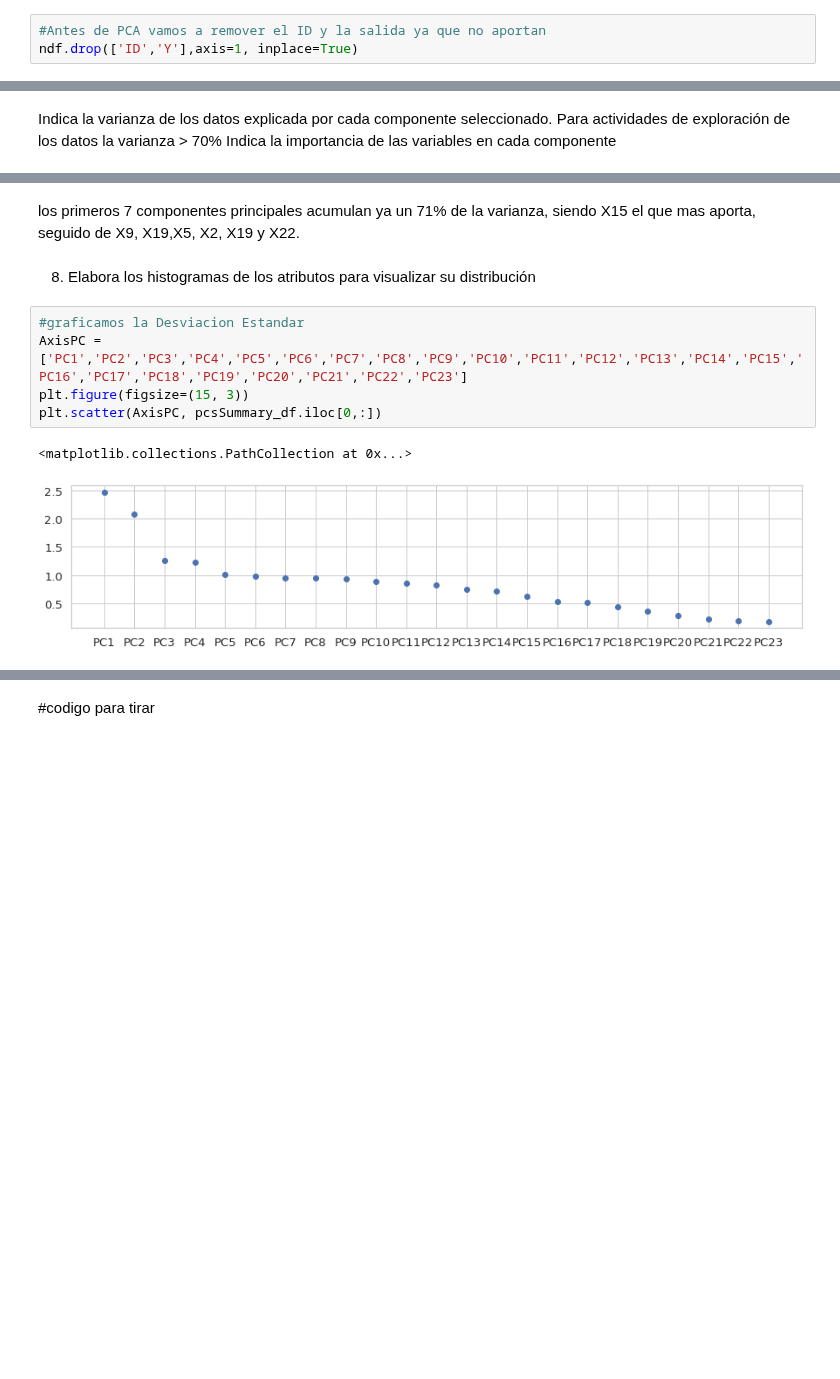
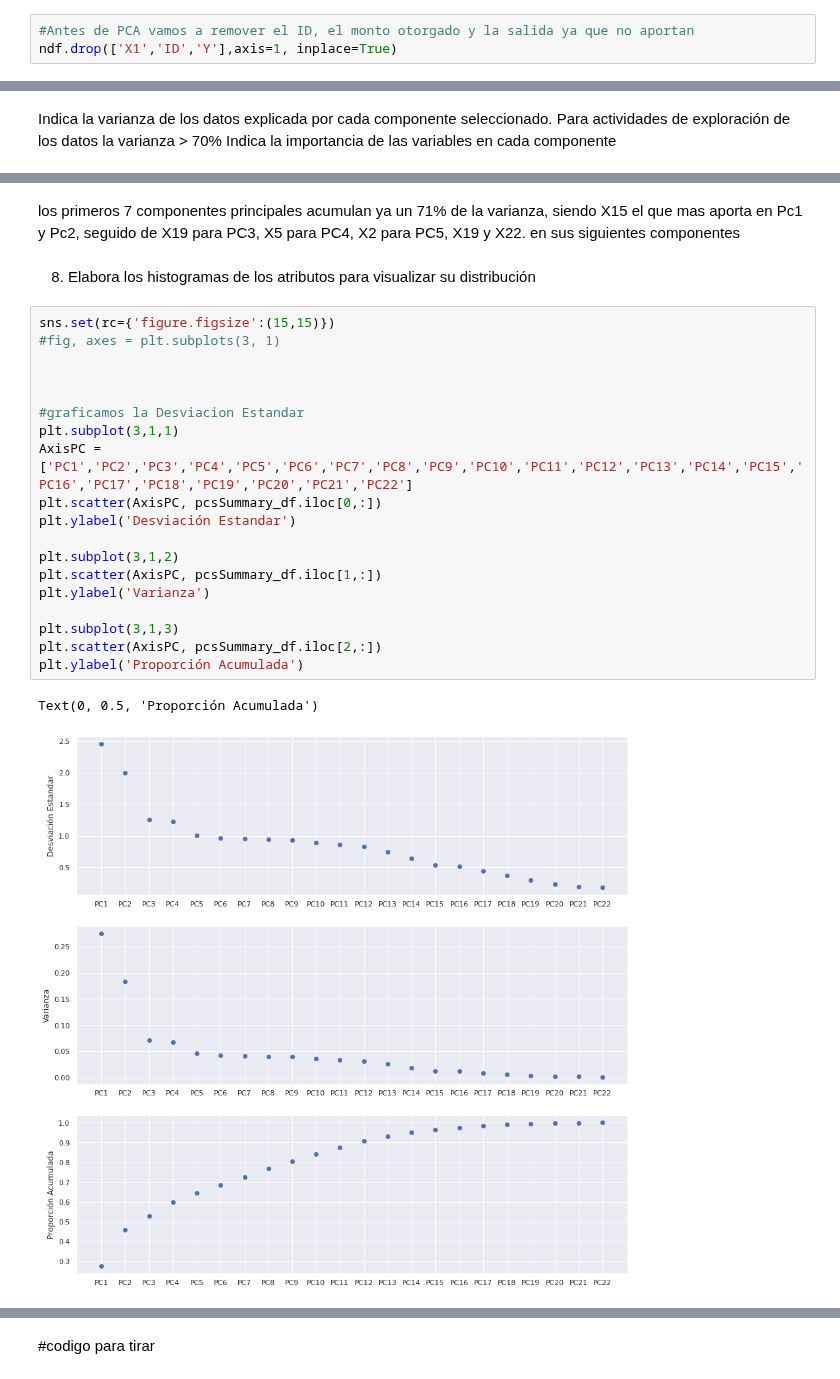
Before and after one commit to aalr007/iayaa-Equipo-19, a Jupyter notebook: ActividadSemanal6A01081266.ipynb, the cells around one changed output, grey strips where cells are left out. Drawn from its saved outputs; the diff is of its cells as text; blank space fills up the shorter version.

```diff
--- a/ActividadSemanal6A01081266.ipynb
+++ b/ActividadSemanal6A01081266.ipynb
@@ -301,8 +301,8 @@ dtype: int64
 
 6 y 7 los vamos a hacer en un mismo paso, ya que PCA necesita los datos normalizados
 # %%
-#Antes de PCA vamos a remover el ID y la salida ya que no aportan
-ndf.drop(['ID','Y'],axis=1, inplace=True)
+#Antes de PCA vamos a remover el ID, el monto otorgado y la salida ya que no aportan
+ndf.drop(['X1','ID','Y'],axis=1, inplace=True)
 # %%
 from sklearn import preprocessing
 from sklearn.decomposition import PCA
@@ -378,12 +389,26 @@ pcsSummary_df.round(3)
 # %% [markdown]
-los primeros 7 componentes principales acumulan ya un 71% de la varianza, siendo X15 el que mas aporta, seguido de X9, X19,X5, X2, X19 y X22.
+los primeros 7 componentes principales acumulan ya un 71% de la varianza, siendo X15 el que mas aporta en Pc1 y Pc2, seguido de X19 para PC3, X5 para PC4, X2 para PC5, X19 y X22. en sus siguientes componentes
 # %% [markdown]
 8. Elabora los histogramas de los atributos para visualizar su distribución
 # %%
+sns.set(rc={'figure.figsize':(15,15)})
+#fig, axes = plt.subplots(3, 1)
+
+
+
 #graficamos la Desviacion Estandar
-AxisPC = ['PC1','PC2','PC3','PC4','PC5','PC6','PC7','PC8','PC9','PC10','PC11','PC12','PC13','PC14','PC15','PC16','PC17','PC18','PC19','PC20','PC21','PC22','PC23']
-plt.figure(figsize=(15, 3))
+plt.subplot(3,1,1)
+AxisPC = ['PC1','PC2','PC3','PC4','PC5','PC6','PC7','PC8','PC9','PC10','PC11','PC12','PC13','PC14','PC15','PC16','PC17','PC18','PC19','PC20','PC21','PC22']
 plt.scatter(AxisPC, pcsSummary_df.iloc[0,:])
+plt.ylabel('Desviación Estandar')
+
+plt.subplot(3,1,2)
+plt.scatter(AxisPC, pcsSummary_df.iloc[1,:])
+plt.ylabel('Varianza')
+
+plt.subplot(3,1,3)
+plt.scatter(AxisPC, pcsSummary_df.iloc[2,:])
+plt.ylabel('Proporción Acumulada')
 # %% [output]
-<matplotlib.collections.PathCollection at 0x...>
+Text(0, 0.5, 'Proporción Acumulada')
-[figure, old version]
+[figure, new version]
```
Also changed, not shown: parts of 27 cells of this notebook.
